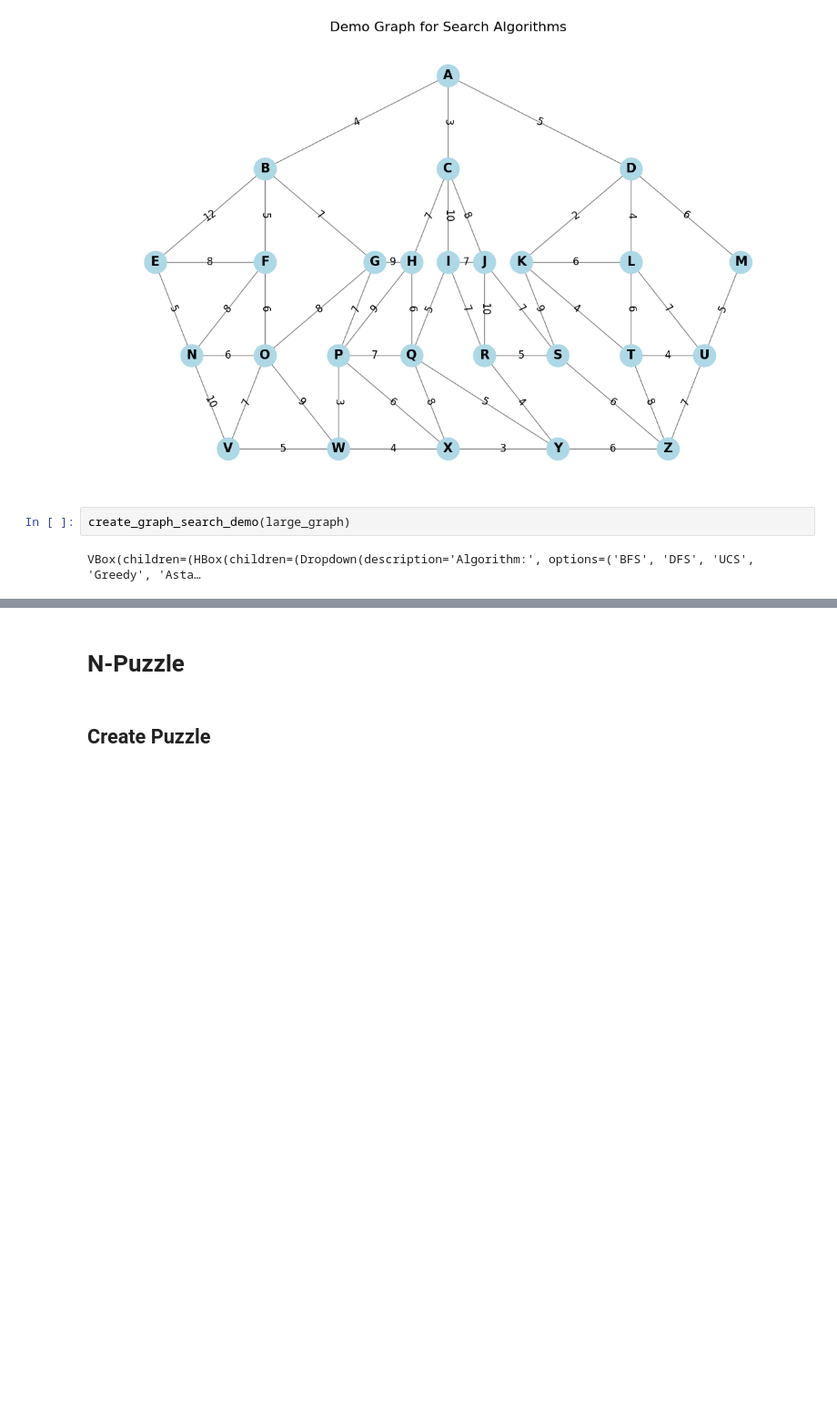
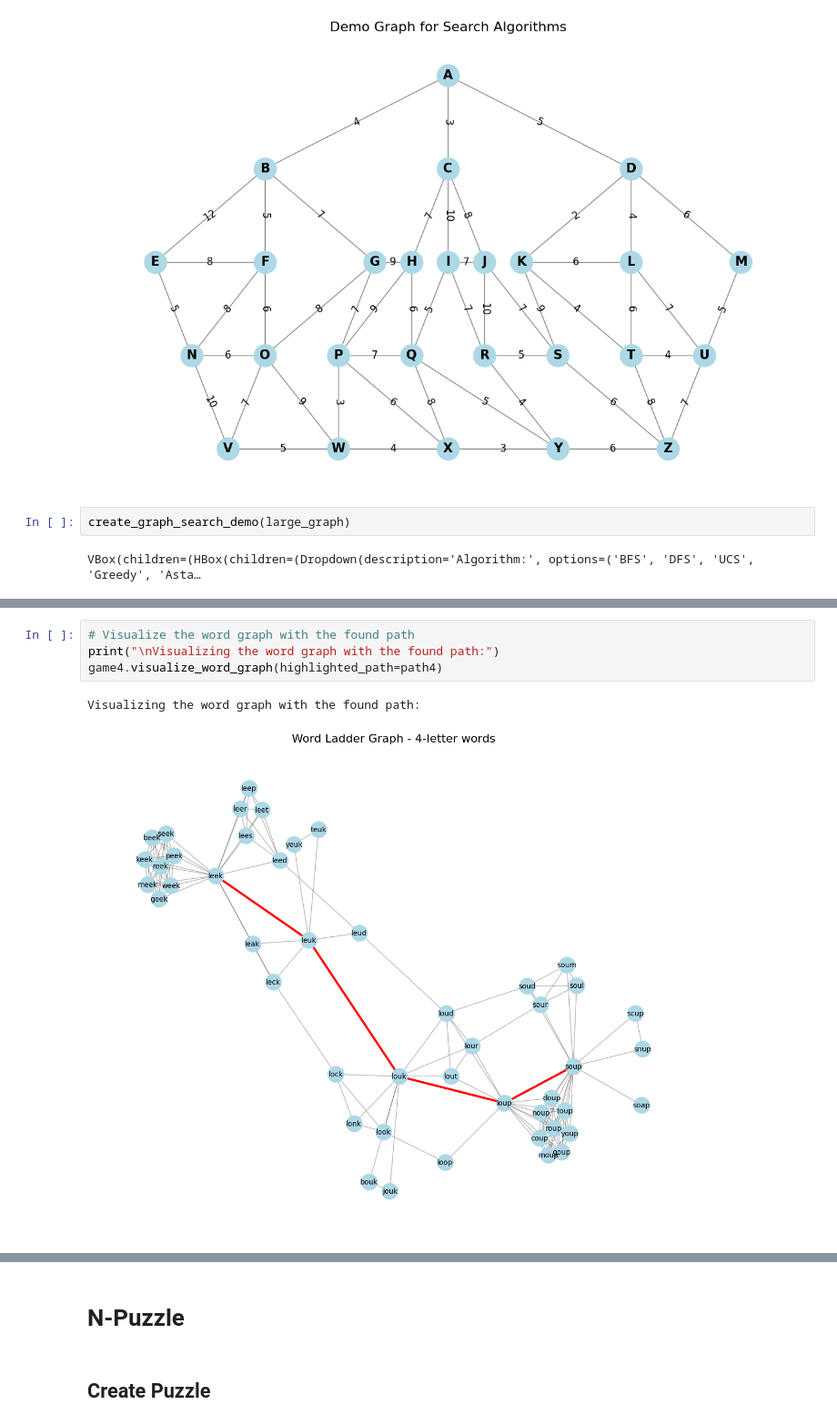
Before and after one commit to karpekov/cs3600-search, a Jupyter notebook: search_strategies.ipynb, the cells around one changed output, grey strips where cells are left out. Shown at 91% size. Saved outputs shown, nothing was run; the diff lists cells and outputs as text; blank space fills up the shorter version.

```diff
--- a/search_strategies.ipynb
+++ b/search_strategies.ipynb
@@ -239,0 +305,7 @@ create_success_rate_chart(sim_results_graph)
+# %%
+# Visualize the word graph with the found path
+print("\nVisualizing the word graph with the found path:")
+game4.visualize_word_graph(highlighted_path=path4)
+# %% [output]
+Visualizing the word graph with the found path:
+[figure, added]
```
Also changed, not shown: parts of 38 cells of this notebook, 5 other files.
